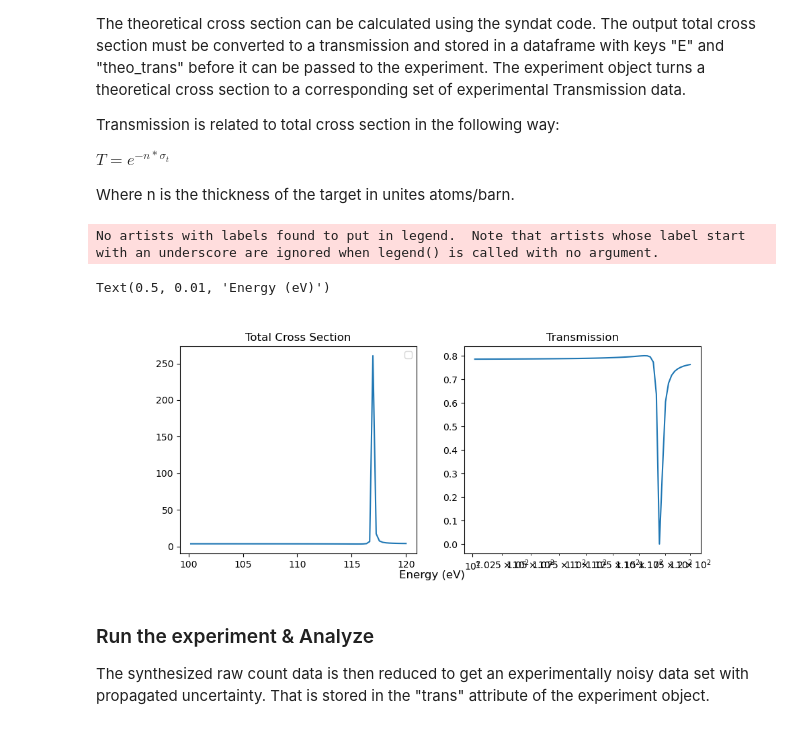
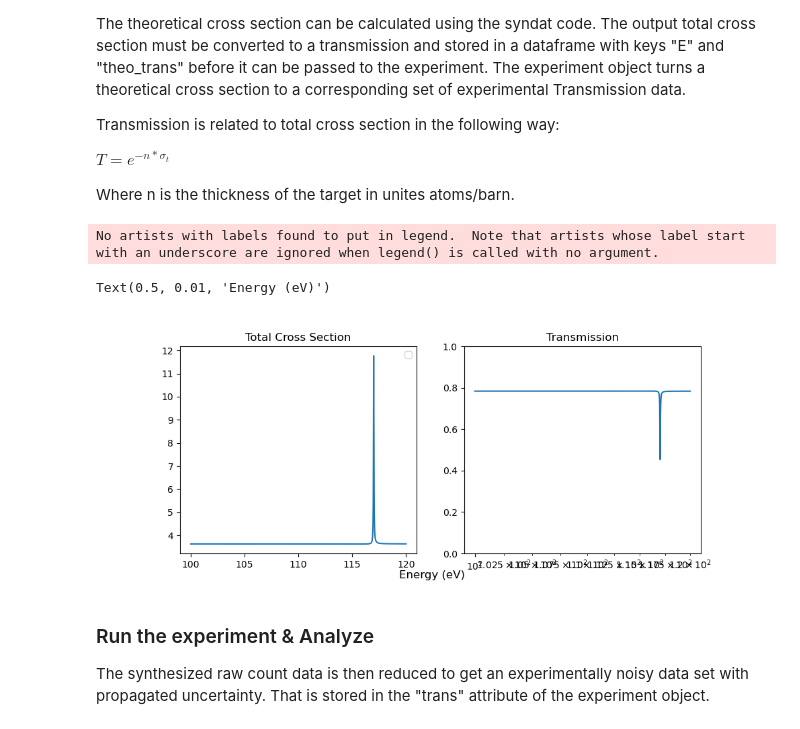
Before and after one commit to Naww137/Syndat, a Jupyter notebook: examples/GenerateData_UserExample.ipynb, the cells around one changed output. Cells and saved outputs as stored; diff of their text form; code cells hidden in the pictures.

```diff
--- a/examples/GenerateData_UserExample.ipynb
+++ b/examples/GenerateData_UserExample.ipynb
@@ -69,7 +69,7 @@ input_options = {'Add Noise': True,
                 'Compression Points':[],
                 'Grouping Factors':None}
 
-experiment_parameters = {'bw': {'val':0.3,    'unc'   :   0}}
+experiment_parameters = {'bw': {'val':0.01,    'unc'   :   0}}
 
 # initialize experimental setup
 exp = syndat.experiment(energy_grid,
@@ -92,7 +92,7 @@ average_parameters = pd.DataFrame({ 'dE'    :   {'3.0':8.79, '4.0':4.99},
 
 # resonance_ladder = Ta_pair.sample_resonance_ladder(energy_grid, spin_groups, average_parameters)
 # resonance_ladder = pd.DataFrame({'E':[1.94707086e+03,2.054739864e+03], 'Gg':[481.1, 536.2], 'gnx2':[113, 847], 'J':[3,3], 'chs':[1,1], 'lwave':[[0],[0]], 'J_ID':[None, None]})
-resonance_ladder = pd.DataFrame({'E':[117], 'Gg':[50], 'gnx2':[130], 'J':[3], 'chs':[1], 'lwave':[[0]], 'J_ID':[None]})
+resonance_ladder = pd.DataFrame({'E':[117], 'Gg':[46], 'gnx2':[1], 'J':[3], 'chs':[1], 'lwave':[[0]], 'J_ID':[None]})
 
 # # look at your resonance ladder
 resonance_ladder
@@ -120,35 +120,35 @@ Where n is the thickness of the target in unites atoms/barn.
 # %%
 # SLWB with syndat
 xs_tot, xs_scat, xs_cap = syndat.scattering_theory.SLBW(exp.energy_domain, Ta_pair, resonance_ladder)
 
 # convert to transmisison and put in an appropriate dataframe
 n = 0.067166 # atoms per barn or atoms/(1e-12*cm^2)
 trans = np.exp(-n*xs_tot)
 trans_thick = np.exp(-0.5*xs_tot)
 theoretical_df = pd.DataFrame({'E':exp.energy_domain, 'theo_trans':trans})
 
 fig, ax = subplots(1,2, figsize=(10,4))
 # ax[0].plot(sammy_calculated.E, sammy_calculated.theo_xs, label='sammy')
 # ax[0].plot(exp.energy_domain, xs_scat)
 # ax[0].plot(exp.energy_domain, xs_cap)
 ax[0].plot(exp.energy_domain, xs_tot)
 # ax[0].set_xscale('log')
 # ax[0].set_yscale('log')
 ax[0].set_title('Total Cross Section')
 ax[0].legend()
 
 ax[1].plot(theoretical_df.E, theoretical_df.theo_trans)
 # ax[1].plot(theoretical_df.E, trans_thick)
 # ax[1].plot(sammy_calculated.E, sammy_calculated.theo_trans, label='sammy')
 ax[1].set_xscale('log')
-# ax[1].set_ylim([0,1])
+ax[1].set_ylim([0,1])
 ax[1].set_title('Transmission')
 
 fig.supxlabel('Energy (eV)')
 # %% [output]
 No artists with labels found to put in legend.  Note that artists whose label start with an underscore are ignored when legend() is called with no argument.
 Text(0.5, 0.01, 'Energy (eV)')
-[figure, old version]
+[figure, new version]
 # %% [markdown]
 ### Run the experiment & Analyze
 
```
Also changed, not shown: parts of 3 cells of this notebook.
